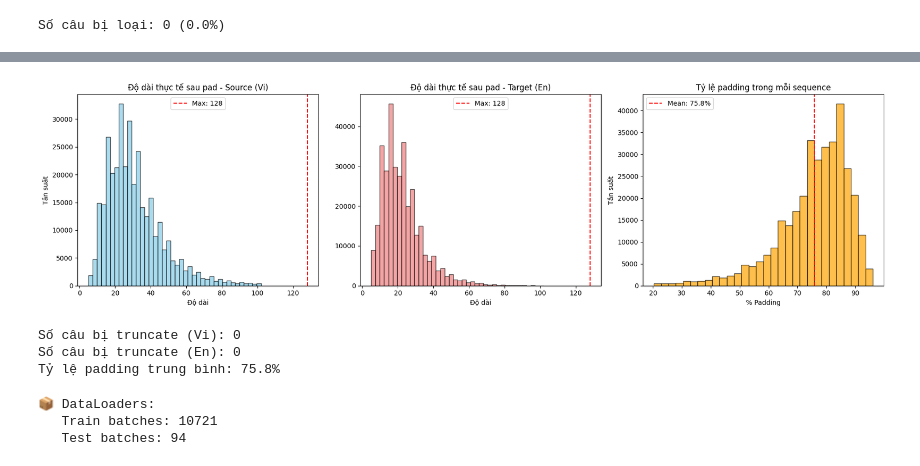
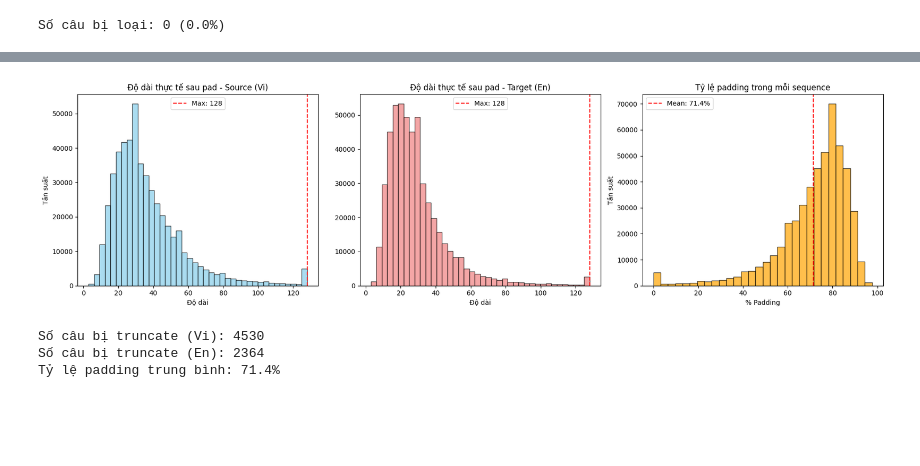
Before and after one commit to Chacole/NLP_Transformer, a Jupyter notebook: NLP-Transformer.ipynb, the cells around one changed output, grey strips where cells are left out. Cells and saved outputs as stored; diff of their text form; code cells hidden in the pictures; blank space fills up the shorter version.

```diff
--- a/NLP-Transformer.ipynb
+++ b/NLP-Transformer.ipynb
@@ -21,10 +33,10 @@ def read_data(file_path: str) -> List[str]:
 
 
 print("Đang đọc dữ liệu...")
-train_src = read_data('train.vi.txt')
-train_tgt = read_data('train.en.txt')
-test_src = read_data('public_test.vi.txt')
-test_tgt = read_data('public_test.en.txt')
+train_src = read_data('/kaggle/input/vie-eng/train.vi.txt')
+train_tgt = read_data('/kaggle/input/vie-eng/train.en.txt')
+test_src = read_data('/kaggle/input/vie-eng/public_test.vi.txt')
+test_tgt = read_data('/kaggle/input/vie-eng/public_test.en.txt')
 
 if len(train_src) != len(train_tgt):
     raise ValueError(f"❌ Train không khớp! Vi: {len(train_src)}, En: {len(train_tgt)}")
@@ -332,8 +466,9 @@ def get_actual_lengths(padded_tensor, pad_idx=0):
     """Tính độ dài thực (không tính padding)"""
     return [(row != pad_idx).sum().item() for row in padded_tensor]
 
-train_src_actual_lens = get_actual_lengths(train_src_indices)
-train_tgt_actual_lens = get_actual_lengths(train_tgt_indices)
+train_src_actual_lens = get_actual_lengths(train_src_indices, pad_idx=src_pad_id)
+train_tgt_actual_lens = get_actual_lengths(train_tgt_indices, pad_idx=tgt_pad_idx)
+sequence_lengths = [max(s, t) for s, t in zip(train_src_actual_lens, train_tgt_actual_lens)]
 
 fig, axes = plt.subplots(1, 3, figsize=(18, 5))
 
@@ -343,63 +478,34 @@ axes[0].set_title('Độ dài thực tế sau pad - Source (Vi)')
 axes[0].set_xlabel('Độ dài')
 axes[0].set_ylabel('Tần suất')
 axes[0].axvline(x=max_seq_len, color='red', linestyle='--', label=f'Max: {max_seq_len}')
 axes[0].legend()
 
 axes[1].hist(train_tgt_actual_lens, bins=40, color='lightcoral', alpha=0.7, edgecolor='black')
 axes[1].set_title('Độ dài thực tế sau pad - Target (En)')
 axes[1].set_xlabel('Độ dài')
 axes[1].axvline(x=max_seq_len, color='red', linestyle='--', label=f'Max: {max_seq_len}')
 axes[1].legend()
 
 # Tỷ lệ padding
 padding_ratios = [(max_seq_len - actual_len) / max_seq_len * 100
                   for actual_len in train_src_actual_lens]
 axes[2].hist(padding_ratios, bins=30, color='orange', alpha=0.7, edgecolor='black')
 axes[2].set_title('Tỷ lệ padding trong mỗi sequence')
 axes[2].set_xlabel('% Padding')
 axes[2].set_ylabel('Tần suất')
 axes[2].axvline(x=sum(padding_ratios)/len(padding_ratios), color='red', linestyle='--',
                 label=f'Mean: {sum(padding_ratios)/len(padding_ratios):.1f}%')
 axes[2].legend()
 
 plt.tight_layout()
 plt.savefig('padding_analysis.png', dpi=150)
 plt.show()
 
 print(f"Số câu bị truncate (Vi): {sum(1 for l in train_src_actual_lens if l >= max_seq_len)}")
 print(f"Số câu bị truncate (En): {sum(1 for l in train_tgt_actual_lens if l >= max_seq_len)}")
 print(f"Tỷ lệ padding trung bình: {sum(padding_ratios)/len(padding_ratios):.1f}%")
 # %% [output]
-[figure, old version]
+[figure, new version]
-Số câu bị truncate (Vi): 0
-Số câu bị truncate (En): 0
-Tỷ lệ padding trung bình: 75.8%
+Số câu bị truncate (Vi): 4530
+Số câu bị truncate (En): 2364
+Tỷ lệ padding trung bình: 71.4%
-# %%
-class TranslationDataset(Dataset):
-    def __init__(self, src_indices: torch.Tensor, tgt_indices: torch.Tensor):
-        self.src = src_indices
-        self.tgt = tgt_indices
-
-    def __len__(self):
-        return len(self.src)
-
-    def __getitem__(self, idx):
-        return self.src[idx], self.tgt[idx]
-
-# Datasets
-train_dataset = TranslationDataset(train_src_indices, train_tgt_indices)
-test_dataset = TranslationDataset(test_src_indices, test_tgt_indices)
-
-# DataLoaders
-batch_size = 32
-train_loader = DataLoader(train_dataset, batch_size=batch_size, shuffle=True)
-test_loader = DataLoader(test_dataset, batch_size=batch_size, shuffle=False)
-
-# Kiểm tra batch (báo cáo)
-print(f"\n📦 DataLoaders:")
-print(f"   Train batches: {len(train_loader)}")
-print(f"   Test batches: {len(test_loader)}")
-# %% [output]
-📦 DataLoaders:
-   Train batches: 10721
-   Test batches: 94
```
Also changed, not shown: parts of 25 cells of this notebook.
